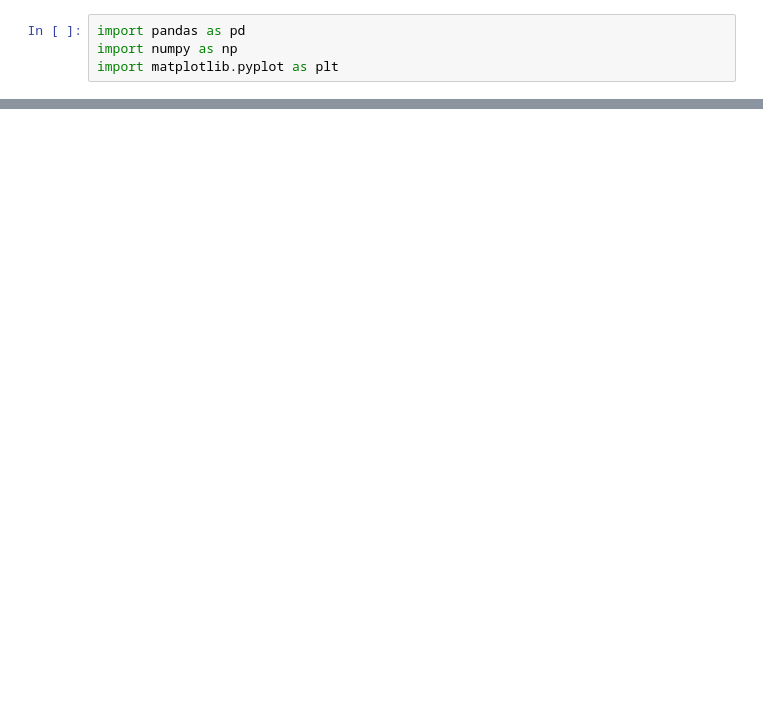
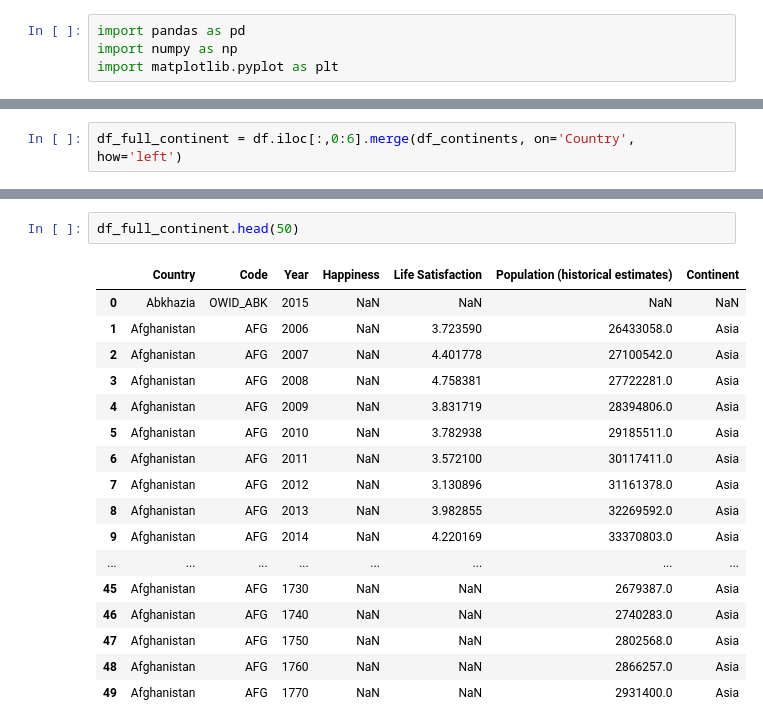
Before and after one commit to mayela/mlops-bootcamp, a Jupyter notebook: first_milestone/First_milestone.ipynb, the cells around one changed output, grey strips where cells are left out. Saved outputs shown, nothing was run; the diff lists cells and outputs as text; blank space fills up the shorter version.

```diff
--- a/first_milestone/First_milestone.ipynb
+++ b/first_milestone/First_milestone.ipynb
@@ -30,0 +44,2 @@ df.rename(columns = {
+# %%
+df_full_continent = df.iloc[:,0:6].merge(df_continents, on='Country', how='left')
@@ -30,0 +63,20 @@ df.rename(columns = {
+# %%
+df_full_continent.head(50)
+# %% [output]
+|  | Country | Code | Year | Happiness | Life Satisfaction | Population (historical estimates) | Continent |
+| 0 | Abkhazia | OWID_ABK | 2015 | NaN | NaN | NaN | NaN |
+| 1 | Afghanistan | AFG | 2006 | NaN | 3.723590 | 26433058.0 | Asia |
+| 2 | Afghanistan | AFG | 2007 | NaN | 4.401778 | 27100542.0 | Asia |
+| 3 | Afghanistan | AFG | 2008 | NaN | 4.758381 | 27722281.0 | Asia |
+| 4 | Afghanistan | AFG | 2009 | NaN | 3.831719 | 28394806.0 | Asia |
+| 5 | Afghanistan | AFG | 2010 | NaN | 3.782938 | 29185511.0 | Asia |
+| 6 | Afghanistan | AFG | 2011 | NaN | 3.572100 | 30117411.0 | Asia |
+| 7 | Afghanistan | AFG | 2012 | NaN | 3.130896 | 31161378.0 | Asia |
+| 8 | Afghanistan | AFG | 2013 | NaN | 3.982855 | 32269592.0 | Asia |
+| 9 | Afghanistan | AFG | 2014 | NaN | 4.220169 | 33370803.0 | Asia |
+| ... | ... | ... | ... | ... | ... | ... | ... |
+| 45 | Afghanistan | AFG | 1730 | NaN | NaN | 2679387.0 | Asia |
+| 46 | Afghanistan | AFG | 1740 | NaN | NaN | 2740283.0 | Asia |
+| 47 | Afghanistan | AFG | 1750 | NaN | NaN | 2802568.0 | Asia |
+| 48 | Afghanistan | AFG | 1760 | NaN | NaN | 2866257.0 | Asia |
+| 49 | Afghanistan | AFG | 1770 | NaN | NaN | 2931400.0 | Asia |
```
Also changed, not shown: parts of 17 cells of this notebook, 3 other files.
